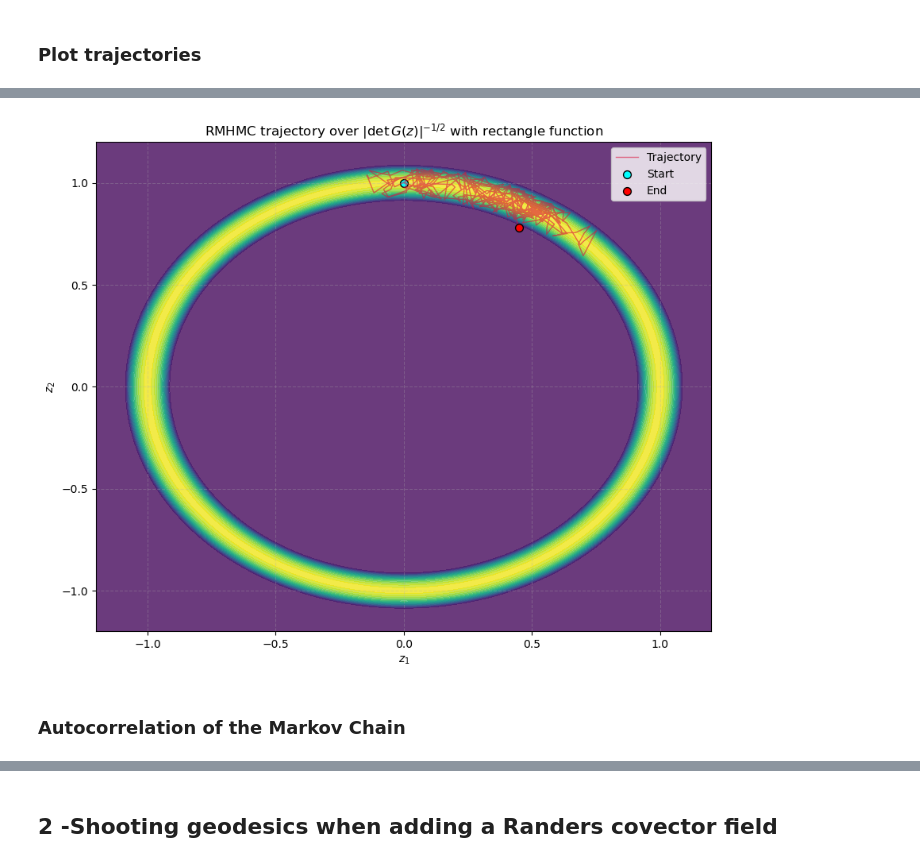
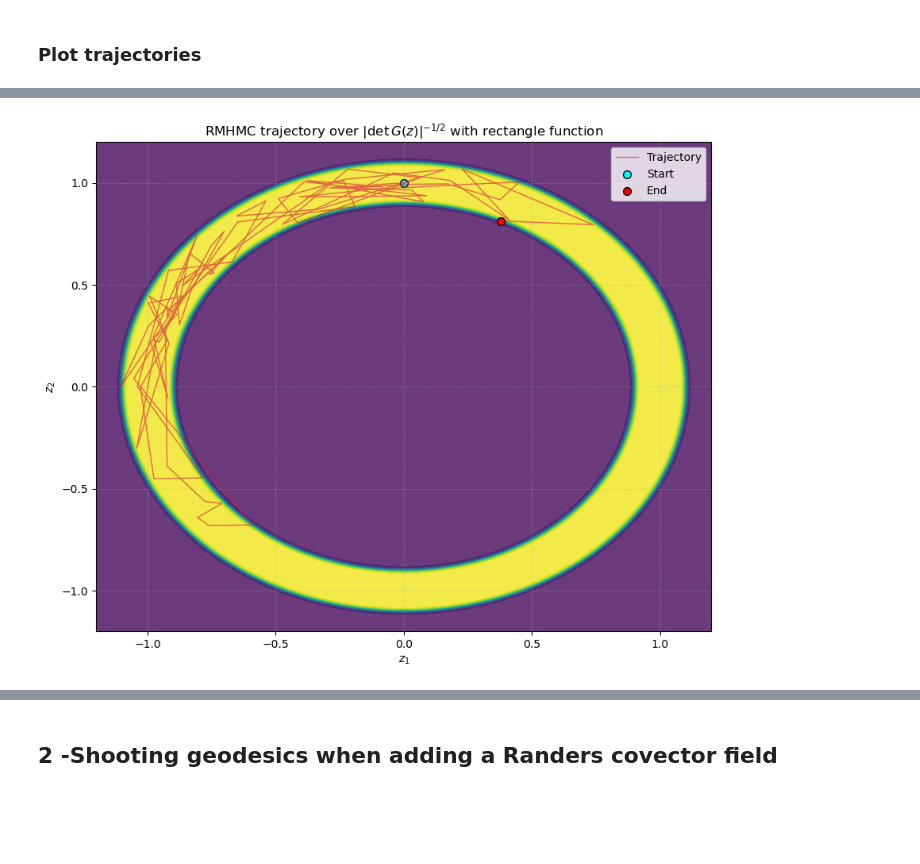
Before and after one commit to abelmaxv/geodesic_toolbox, a Jupyter notebook: experiment/RM_HMC.ipynb, the cells around one changed output, grey strips where cells are left out. Saved outputs shown, nothing was run; the diff lists cells and outputs as text; code cells hidden in the pictures; blank space fills up the shorter version.

```diff
--- a/experiment/RM_HMC.ipynb
+++ b/experiment/RM_HMC.ipynb
@@ -436,6 +468,19 @@ def rect_fun(x : torch.Tensor, sigma : torch.Tensor = torch.tensor([0.1]) ) -> t
     result = 0.5*(erf((x+1)/(sqrt2*sigma)) - erf((x-1)/(sqrt2*sigma)))
     return result
 
+def rect_fun(x : torch.Tensor ) -> torch.Tensor :
+    """ Rectangle function
+
+    Args:
+        x (torch.Tensor): (Batch of) arguments for the function of shape (N_batch, 1)
+        sigma (torch.Tensor) : Standard deviation of the convolution of shape (1,)
+
+    Returns:
+        torch.Tensor: (Batch of) outputs of shape (N_batch, 1)
+    """
+    result = torch.where(torch.abs(x) < 1, 1, 0)
+    return result
+
 
 
 class RingCometricRect(CoMetric):
@@ -447,12 +492,10 @@ class RingCometricRect(CoMetric):
         **Inherited Attributes:**
        See :class:`CoMetric` for base CoMetric parameters
 
-
-    @TO DO : Handle the diag case in the sampler (sampling from moments)
     """
 
     def __init__(self, alpha : torch.Tensor):
-        super().__init__(is_diag = False)
+        super().__init__(is_diag = True)
         assert alpha<1
         self.alpha = alpha
 
@@ -466,10 +509,10 @@ class RingCometricRect(CoMetric):
         Returns:
             torch.Tensor: (Batch of) cometric tensors of shape (N_batch, 2, 2).
         """
-        norm = torch.sqrt(torch.sum(p**2, axis = 1))
+        norm = torch.sqrt(torch.sum(p**2, dim = 1, keepdim = True))
         rect_val = rect_fun((1-norm)/self.alpha)
-        I = torch.eye(2).unsqueeze(0)
-        return rect_val.view(p.shape[0], 1, 1)*I
+        diags = rect_val.expand(-1,2)
+        return 1/diags
 # %%
 alpha = torch.tensor(0.1) # half width of the ring
 
@@ -508,11 +523,11 @@ class ImplicitRHMCSamplerCorrect(ImplicitRHMCSampler):
 # %%
-l = 10 # Number of leapfrog steps
+l = 5 # Number of leapfrog steps
 N_fx = 6 # Number of iteration in the fixed point method
 gamma = 0.01 # Step size
-N_run = 5000 # Number of Monte Carlo steps
+N_run = 1000 # Number of Monte Carlo steps
 N_chain = 1 # Number of MCMC ran in parallel
 
-sampler_bump = ImplicitRHMCSamplerCorrect(
+sampler_bump = ImplicitRHMCSampler(
     cometric = ring_cometric_bump,
     l = l,
     N_fx= N_fx,
@@ -521,7 +536,7 @@ sampler_bump = ImplicitRHMCSamplerCorrect(
     #skip_acceptance= True
 )
 
-sampler_rect = ImplicitRHMCSamplerCorrect(
+sampler_rect = ImplicitRHMCSampler(
     cometric = ring_cometric_rect,
     l = l,
     N_fx= N_fx,
@@ -534,6 +549,6 @@ p_0 = torch.tensor([[0.,1.]])
 traj_bump, acc_rate_bump = sampler_bump.sample(p_0, return_traj=True, return_acceptance= True, progress= True)
 # %%
-p_0 = torch.tensor([[0.,1.]])
+p_0 = torch.tensor([[0.,1.]]).repeat(N_chain, 1)
 traj_rect, acc_rate_rect = sampler_rect.sample(p_0, return_traj=True, return_acceptance= True, progress= True)
 # %% [markdown]
 ### Plot trajectories
@@ -556,20 +571,18 @@ plot_trajectory_on_density(ring_density_bump, traj_bump[0,:,:], grid_res= 1000,
 # %%
 def ring_density_rect(p):
     norm = torch.linalg.norm(p)
     return rect_fun((1-norm)/0.1)
 
 x_lim = (-1.2, 1.2)
 y_lim = (-1.2, 1.2)
 
 title = fr"RMHMC trajectory over $|\det G(z)|^{{-1/2}}$ with rectangle function"
 x_label = r"$z_1$"
 y_label = r"$z_2$"
 
 
-plot_trajectory_on_density(ring_density_bump, traj_rect[0,:,:], grid_res= 1000, title = title, x_label = x_label, y_label = y_label, x_lim = x_lim, y_lim = y_lim)
+plot_trajectory_on_density(ring_density_rect, traj_rect[0,:,:], grid_res= 1000, title = title, x_label = x_label, y_label = y_label, x_lim = x_lim, y_lim = y_lim)
 # %% [output]
-[figure, old version]
+[figure, new version]
-# %% [markdown]
-### Autocorrelation of the Markov Chain
 # %%
 fig, axs = plt.subplots(2, 1, figsize = (8,8))
```
Also changed, not shown: parts of 23 cells of this notebook, 2 other files.
